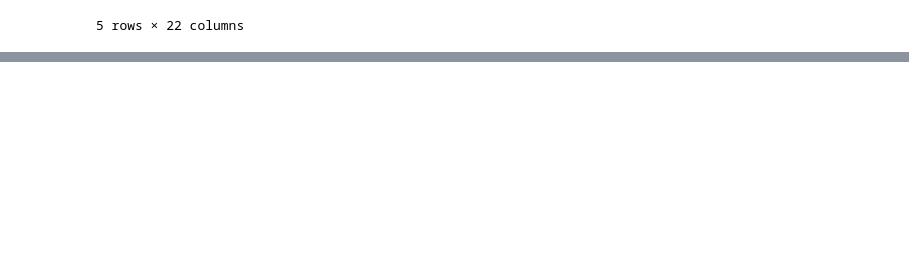
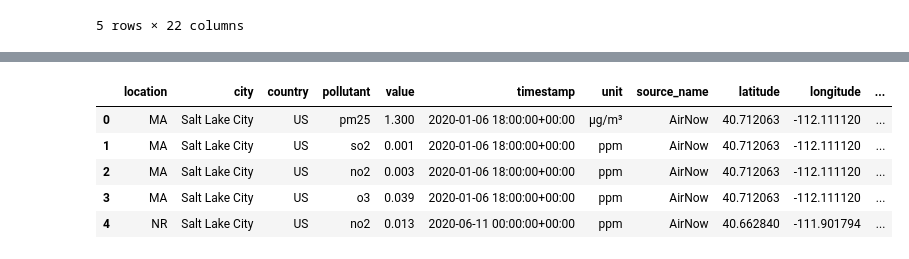
Before and after one commit to karthigeyan0312/My_Kaggle_Practice_Exercises, a Jupyter notebook: sql-with-bigquery.ipynb, the cells around one changed output, grey strips where cells are left out. Drawn from its saved outputs; the diff is of its cells as text; code cells hidden in the pictures; blank space fills up the shorter version.

Commit message:
Kaggle Notebook | SQL with BigQuery | Version 3

```diff
--- a/sql-with-bigquery.ipynb
+++ b/sql-with-bigquery.ipynb
@@ -150,0 +194,20 @@ client.list_rows(table, max_results=5).to_dataframe()
+# %%
+first_query = """
+        SELECT *
+        FROM `bigquery-public-data.openaq.global_air_quality`
+        WHERE country = 'US'
+        """
+
+safe_config = bigquery.QueryJobConfig(maximum_bytes=10**10)
+first_query_job = client.query(first_query, job_config=safe_config)
+
+first_results = first_query_job.to_dataframe()
+
+first_results.head()
+# %% [output]
+|  | location | city | country | pollutant | value | timestamp | unit | source_name | latitude | longitude | ... |
+| 0 | MA | Salt Lake City | US | pm25 | 1.300 | 2020-01-06 18:00:00+00:00 | µg/m³ | AirNow | 40.712063 | -112.111120 | ... |
+| 1 | MA | Salt Lake City | US | so2 | 0.001 | 2020-01-06 18:00:00+00:00 | ppm | AirNow | 40.712063 | -112.111120 | ... |
+| 2 | MA | Salt Lake City | US | no2 | 0.003 | 2020-01-06 18:00:00+00:00 | ppm | AirNow | 40.712063 | -112.111120 | ... |
+| 3 | MA | Salt Lake City | US | o3 | 0.039 | 2020-01-06 18:00:00+00:00 | ppm | AirNow | 40.712063 | -112.111120 | ... |
+| 4 | NR | Salt Lake City | US | no2 | 0.013 | 2020-06-11 00:00:00+00:00 | ppm | AirNow | 40.662840 | -111.901794 | ... |
```
Also changed, not shown: parts of 5 cells of this notebook.
